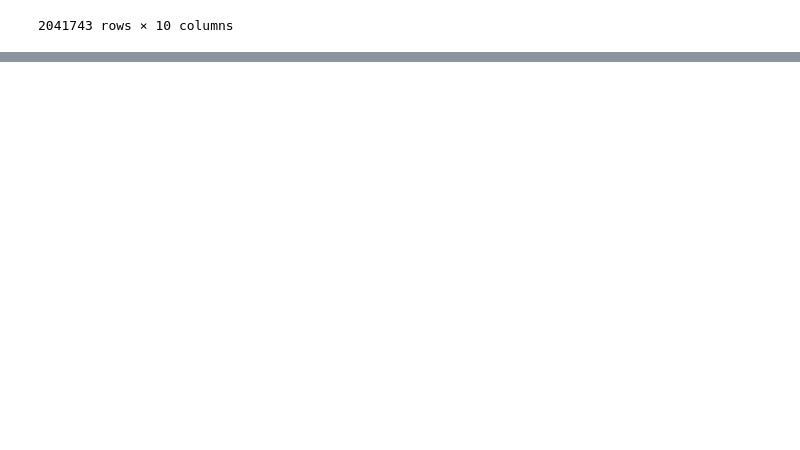
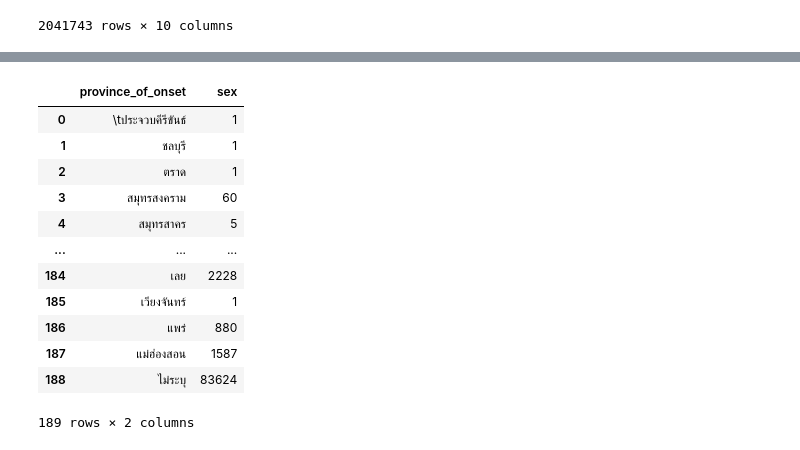
Before and after one commit to 623020514-5/DWDM21, a Jupyter notebook: Data_Viz_Project.ipynb, the cells around one changed output, grey strips where cells are left out. Drawn from its saved outputs; the diff is of its cells as text; code cells hidden in the pictures; blank space fills up the shorter version.

```diff
--- a/Data_Viz_Project.ipynb
+++ b/Data_Viz_Project.ipynb
@@ -497,0 +587,19 @@ D_df = pd.DataFrame(D)
+# %%
+FM_gb = Data_Female.groupby('province_of_onset')['sex'].count()
+FM_df = pd.DataFrame(FM_gb)
+FM_noindex = FM_df.reset_index()
+FM_noindex
+# %% [output]
+|  | province_of_onset | sex |
+| 0 | \tประจวบคีรีขันธ์ | 1 |
+| 1 | ชลบุรี | 1 |
+| 2 | ตราด | 1 |
+| 3 | สมุทรสงคราม | 60 |
+| 4 | สมุทรสาคร | 5 |
+| ... | ... | ... |
+| 184 | เลย | 2228 |
+| 185 | เวียงจันทร์ | 1 |
+| 186 | แพร่ | 880 |
+| 187 | แม่ฮ่องสอน | 1587 |
+| 188 | ไม่ระบุ | 83624 |
+189 rows × 2 columns
```
Also changed, not shown: parts of 9 cells of this notebook.
